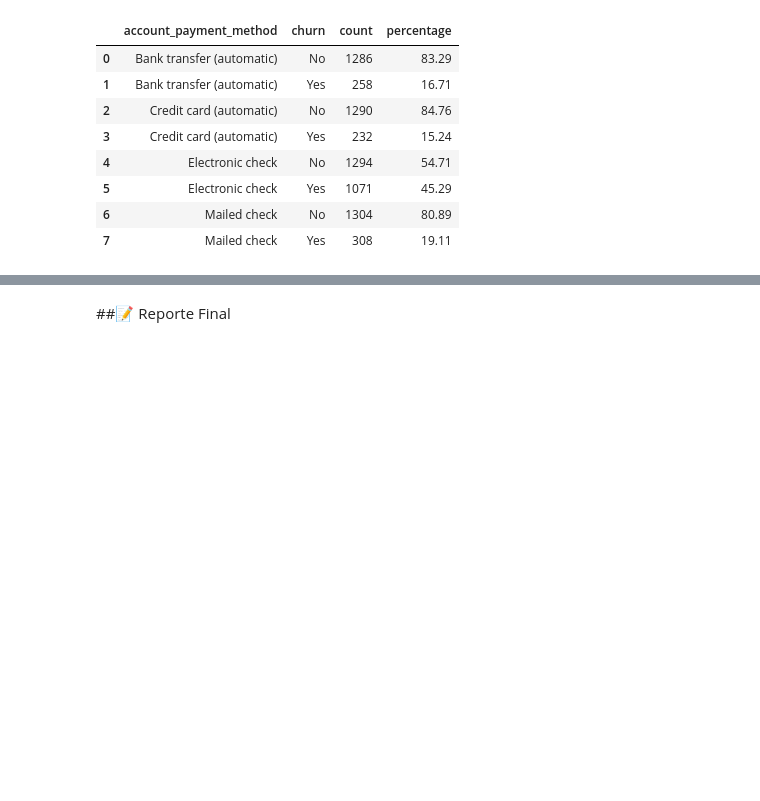
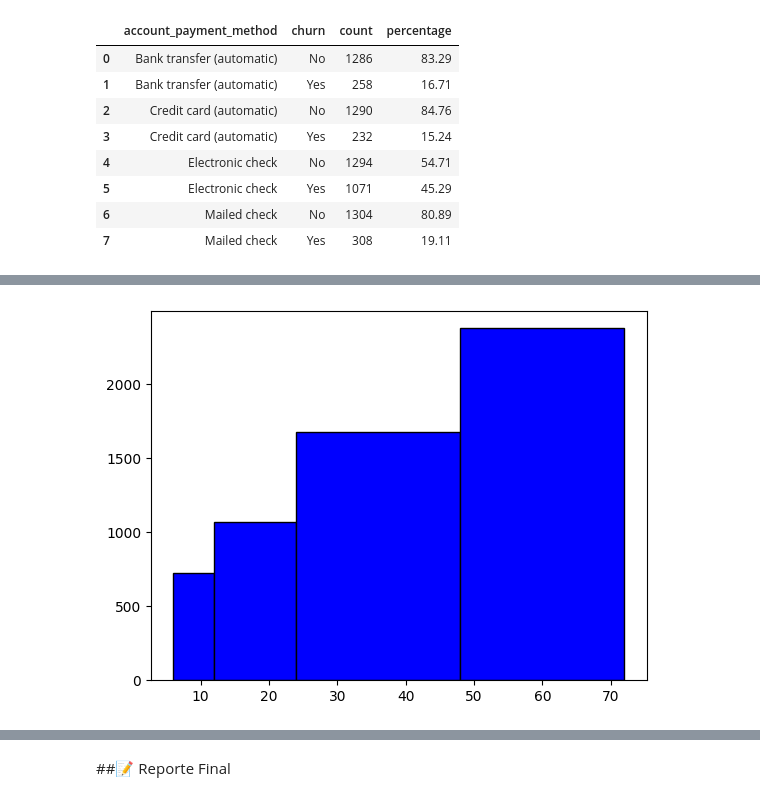
Before and after one commit to RientArlCroud/challenge3-analisis-de-datos, a Jupyter notebook: Challenge_3_Análisis_de_Datos.ipynb, the cells around one changed output, grey strips where cells are left out. Cells and saved outputs as stored; diff of their text form; code cells hidden in the pictures; blank space fills up the shorter version.

```diff
--- a/Challenge_3_Análisis_de_Datos.ipynb
+++ b/Challenge_3_Análisis_de_Datos.ipynb
@@ -701,0 +751,10 @@ churn_by_payment
+# %%
+bins = [6, 12, 24, 48, 72]
+plt.hist(df['customer_tenure'],
+         bins=bins,
+         edgecolor='black',
+         color='blue',
+         )
+plt.show()
+# %% [output]
+[figure, added]
```
Also changed, not shown: parts of 24 cells of this notebook.
